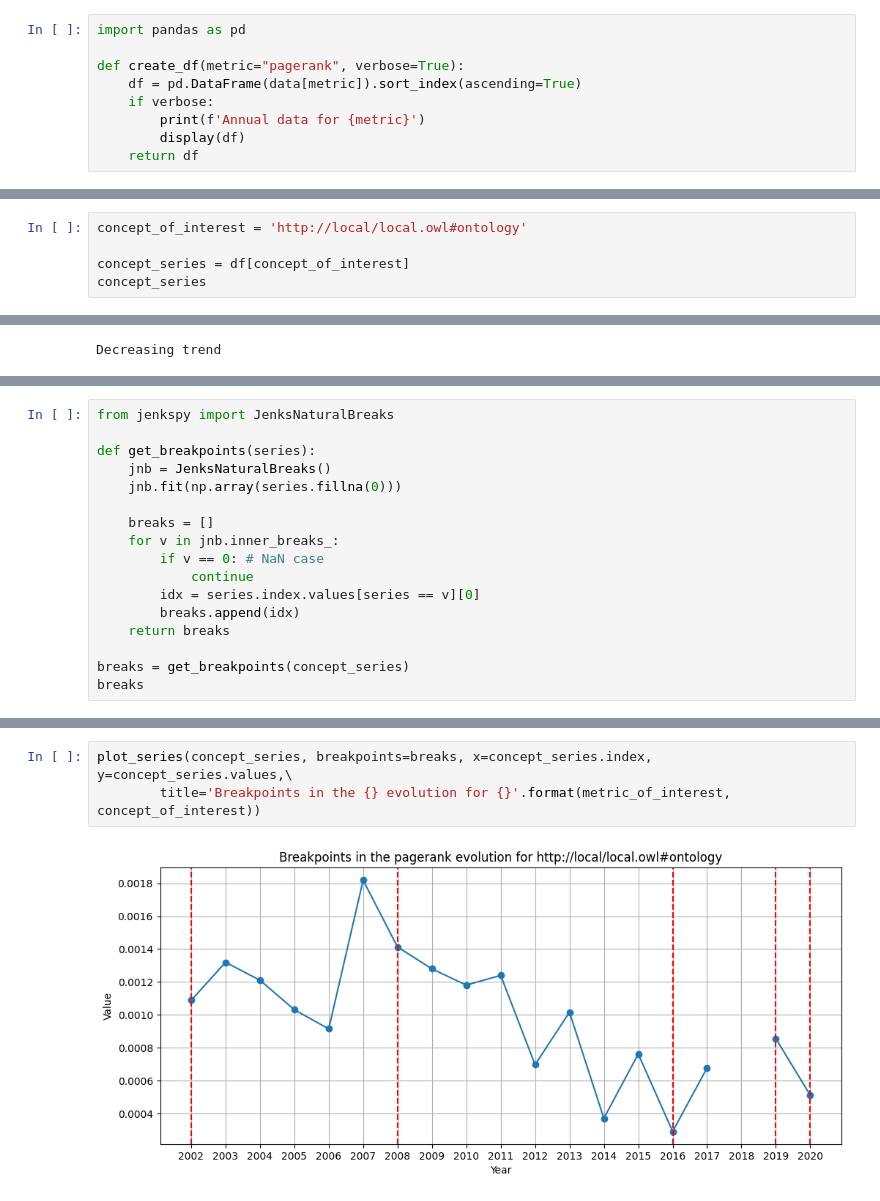
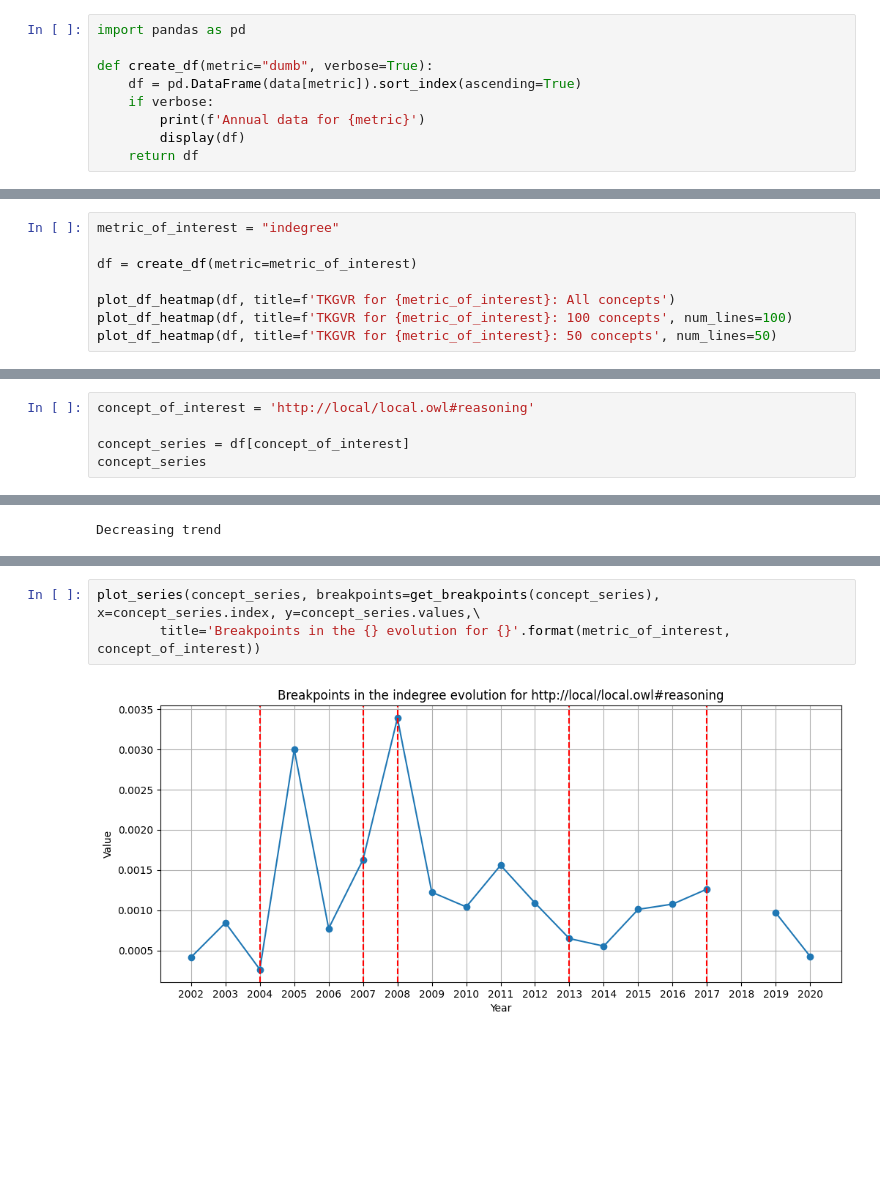
Before and after one commit to rossanez/TKGAnalyzer, a Jupyter notebook: Centrality_analysis.ipynb, the cells around one changed output, grey strips where cells are left out. Saved outputs shown, nothing was run; the diff lists cells and outputs as text; blank space fills up the shorter version.

Commit message:
Exploring TKGVRs

```diff
--- a/Centrality_analysis.ipynb
+++ b/Centrality_analysis.ipynb
@@ -66,7 +66,7 @@ print('# of editions: {} ({} to {})'.format(len(all_years),\
 # %%
 import pandas as pd
 
-def create_df(metric="pagerank", verbose=True):
+def create_df(metric="dumb", verbose=True):
     df = pd.DataFrame(data[metric]).sort_index(ascending=True)
     if verbose:
         print(f'Annual data for {metric}')
@@ -118,0 +93,8 @@ Annual data for pagerank
+# %%
+metric_of_interest = "indegree"
+
+df = create_df(metric=metric_of_interest)
+
+plot_df_heatmap(df, title=f'TKGVR for {metric_of_interest}: All concepts')
+plot_df_heatmap(df, title=f'TKGVR for {metric_of_interest}: 100 concepts', num_lines=100)
+plot_df_heatmap(df, title=f'TKGVR for {metric_of_interest}: 50 concepts', num_lines=50)
@@ -133,7 +138,7 @@ def plot_series(df, x, y, breakpoints=[], title="", xlabel='Year', ylabel='Value
 # %% [markdown]
 ## Print a series that describes a given concept evolution over the years, considering a specific metric
 # %%
-concept_of_interest = 'http://local/local.owl#ontology'
+concept_of_interest = 'http://local/local.owl#reasoning'
 
 concept_series = df[concept_of_interest]
 concept_series
@@ -216,20 +221,3 @@ Building wheels for collected packages: jenkspy
 Successfully built jenkspy
 Installing collected packages: jenkspy
 Successfully installed jenkspy-0.2.0
-# %%
-from jenkspy import JenksNaturalBreaks
-
-def get_breakpoints(series):
-    jnb = JenksNaturalBreaks()
-    jnb.fit(np.array(series.fillna(0)))
-
-    breaks = []
-    for v in jnb.inner_breaks_:
-        if v == 0: # NaN case
-            continue
-        idx = series.index.values[series == v][0]
-        breaks.append(idx)
-    return breaks
-
-breaks = get_breakpoints(concept_series)
-breaks
@@ -238,5 +278,5 @@ breaks
 # %%
-plot_series(concept_series, breakpoints=breaks, x=concept_series.index, y=concept_series.values,\
+plot_series(concept_series, breakpoints=get_breakpoints(concept_series), x=concept_series.index, y=concept_series.values,\
         title='Breakpoints in the {} evolution for {}'.format(metric_of_interest, concept_of_interest))
 # %% [output]
-[figure, old version]
+[figure, new version]
```
Also changed, not shown: parts of 13 cells of this notebook.
